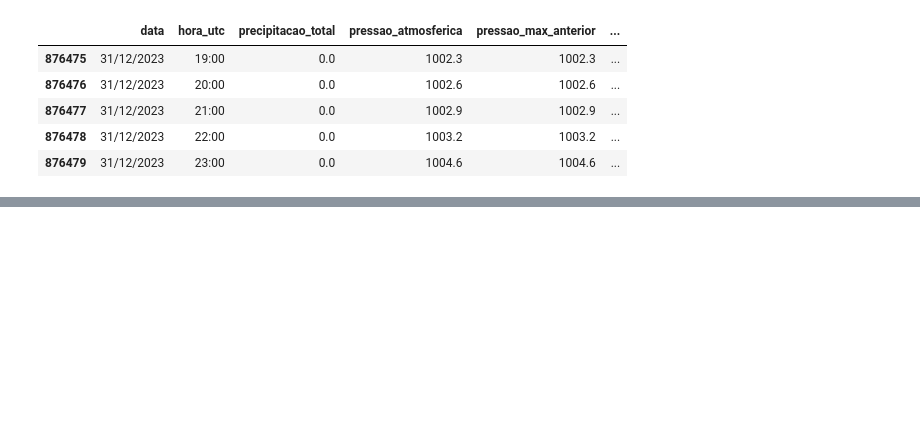
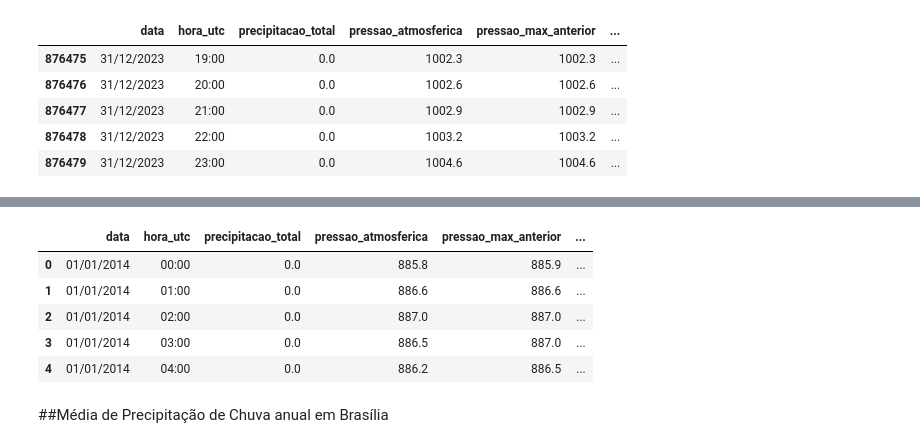
Before and after one commit to ThiagoAdriano1/Trabalho_Estatistica_1, a Jupyter notebook: Analise.ipynb, the cells around one changed output, grey strips where cells are left out. Saved outputs shown, nothing was run; the diff lists cells and outputs as text; code cells hidden in the pictures; blank space fills up the shorter version.

```diff
--- a/Analise.ipynb
+++ b/Analise.ipynb
@@ -505,0 +325,12 @@ all_df.tail()
+# %%
+all_bsb=pd.concat([bsb_2014, bsb_2015, bsb_2016, bsb_2017, bsb_2018, bsb_2019, bsb_2020, bsb_2021, bsb_2022, bsb_2023], ignore_index=True)
+all_bsb.head()
+# %% [output]
+|  | data | hora_utc | precipitacao_total | pressao_atmosferica | pressao_max_anterior | ... |
+| 0 | 01/01/2014 | 00:00 | 0.0 | 885.8 | 885.9 | ... |
+| 1 | 01/01/2014 | 01:00 | 0.0 | 886.6 | 886.6 | ... |
+| 2 | 01/01/2014 | 02:00 | 0.0 | 887.0 | 887.0 | ... |
+| 3 | 01/01/2014 | 03:00 | 0.0 | 886.5 | 887.0 | ... |
+| 4 | 01/01/2014 | 04:00 | 0.0 | 886.2 | 886.5 | ... |
+# %% [markdown]
+##Média de Precipitação de Chuva anual em Brasília
```
Also changed, not shown: parts of 72 cells of this notebook.
